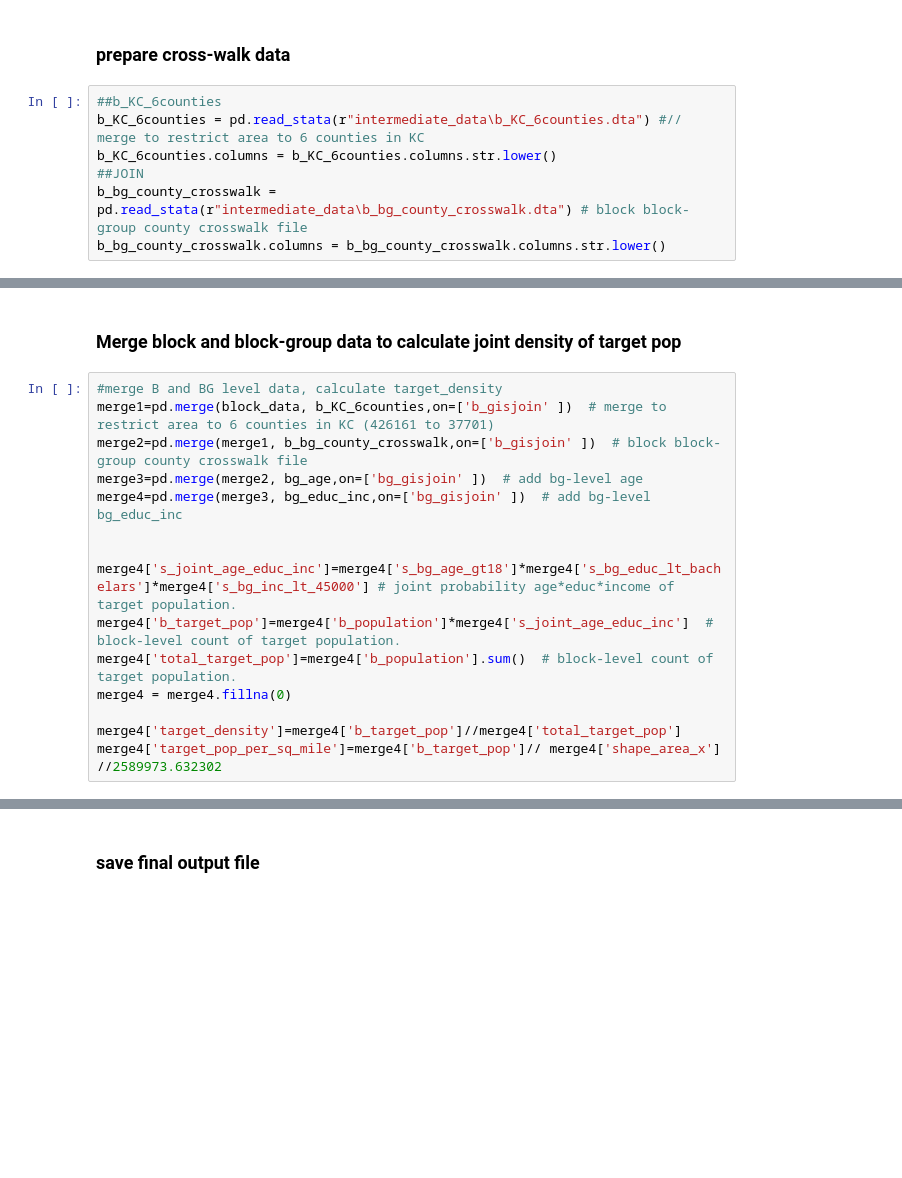
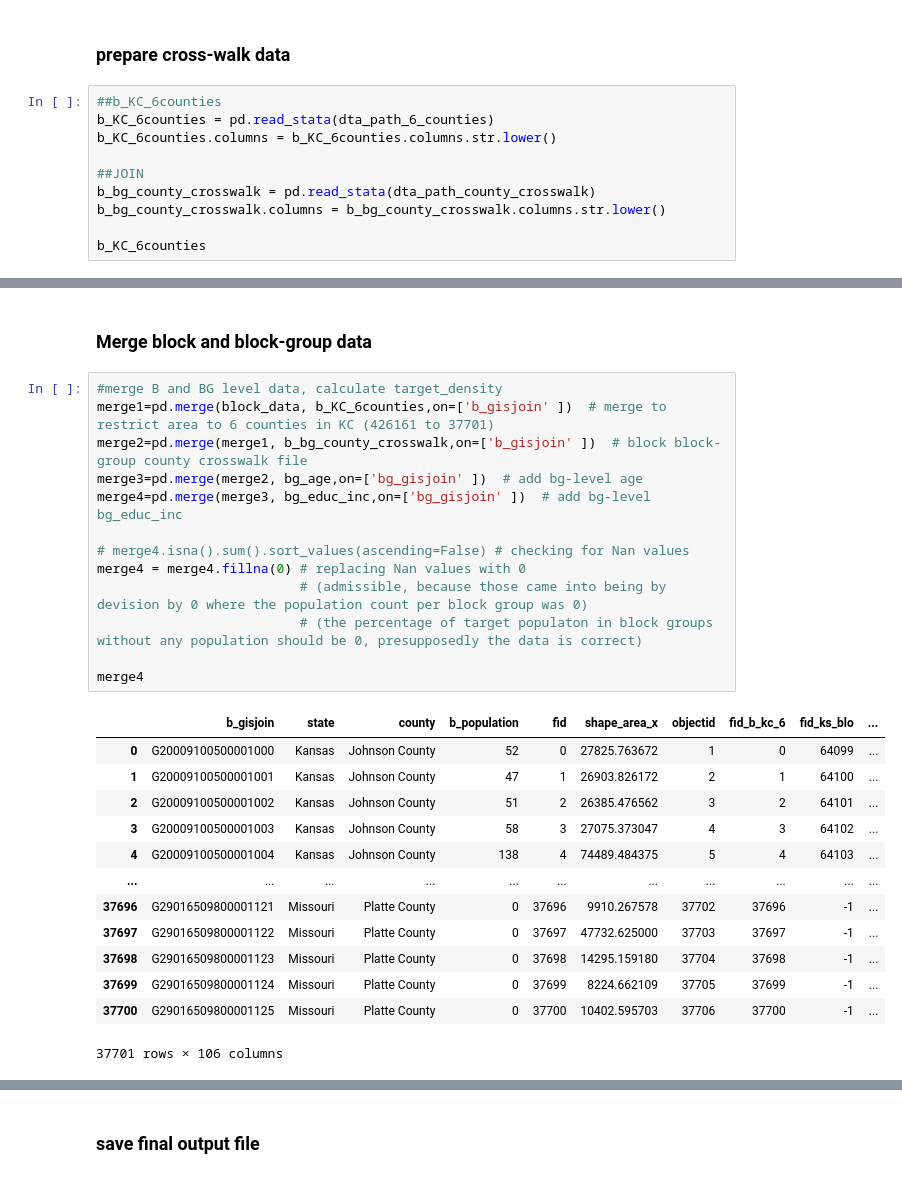
Before and after one commit to leex5089/SWB211project, a Jupyter notebook: 1_density_calculation.ipynb, the cells around one changed output, grey strips where cells are left out. Saved outputs shown, nothing was run; the diff lists cells and outputs as text; blank space fills up the shorter version.

Commit message:
solved problem with calculation of total_target_pop

```diff
--- a/1_density_calculation.ipynb
+++ b/1_density_calculation.ipynb
@@ -118,8 +118,11 @@ None
 ### prepare cross-walk data
 # %%
 ##b_KC_6counties
-b_KC_6counties = pd.read_stata(r"intermediate_data\b_KC_6counties.dta") #// merge to restrict area to 6 counties in KC
+b_KC_6counties = pd.read_stata(dta_path_6_counties)
 b_KC_6counties.columns = b_KC_6counties.columns.str.lower()
+
 ##JOIN
-b_bg_county_crosswalk = pd.read_stata(r"intermediate_data\b_bg_county_crosswalk.dta") # block block-group county crosswalk file
+b_bg_county_crosswalk = pd.read_stata(dta_path_county_crosswalk)
 b_bg_county_crosswalk.columns = b_bg_county_crosswalk.columns.str.lower()
+
+b_KC_6counties
@@ -126,17 +143,29 @@ b_bg_county_crosswalk.columns = b_bg_county_crosswalk.columns.str.lower()
 # %% [markdown]
-### Merge block and block-group data to calculate joint density of target pop
+### Merge block and block-group data
 # %%
 #merge B and BG level data, calculate target_density
 merge1=pd.merge(block_data, b_KC_6counties,on=['b_gisjoin' ])  # merge to restrict area to 6 counties in KC (426161 to 37701)
 merge2=pd.merge(merge1, b_bg_county_crosswalk,on=['b_gisjoin' ])  # block block-group county crosswalk file
 merge3=pd.merge(merge2, bg_age,on=['bg_gisjoin' ])  # add bg-level age
 merge4=pd.merge(merge3, bg_educ_inc,on=['bg_gisjoin' ])  # add bg-level bg_educ_inc
 
+# merge4.isna().sum().sort_values(ascending=False) # checking for Nan values
+merge4 = merge4.fillna(0) # replacing Nan values with 0
+                          # (admissible, because those came into being by devision by 0 where the population count per block group was 0)
+                          # (the percentage of target populaton in block groups without any population should be 0, presupposedly the data is correct)
 
-merge4['s_joint_age_educ_inc']=merge4['s_bg_age_gt18']*merge4['s_bg_educ_lt_bachelars']*merge4['s_bg_inc_lt_45000'] # joint probability age*educ*income of target population.
-merge4['b_target_pop']=merge4['b_population']*merge4['s_joint_age_educ_inc']  # block-level count of target population.
-merge4['total_target_pop']=merge4['b_population'].sum()  # block-level count of target population.
-merge4 = merge4.fillna(0)
-
-merge4['target_density']=merge4['b_target_pop']//merge4['total_target_pop']
-merge4['target_pop_per_sq_mile']=merge4['b_target_pop']// merge4['shape_area_x'] //2589973.632302
+merge4
+# %% [output]
+|  | b_gisjoin | state | county | b_population | fid | shape_area_x | objectid | fid_b_kc_6 | fid_ks_blo | ... |
+| 0 | G20009100500001000 | Kansas | Johnson County | 52 | 0 | 27825.763672 | 1 | 0 | 64099 | ... |
+| 1 | G20009100500001001 | Kansas | Johnson County | 47 | 1 | 26903.826172 | 2 | 1 | 64100 | ... |
+| 2 | G20009100500001002 | Kansas | Johnson County | 51 | 2 | 26385.476562 | 3 | 2 | 64101 | ... |
+| 3 | G20009100500001003 | Kansas | Johnson County | 58 | 3 | 27075.373047 | 4 | 3 | 64102 | ... |
+| 4 | G20009100500001004 | Kansas | Johnson County | 138 | 4 | 74489.484375 | 5 | 4 | 64103 | ... |
+| ... | ... | ... | ... | ... | ... | ... | ... | ... | ... | ... |
+| 37696 | G29016509800001121 | Missouri | Platte County | 0 | 37696 | 9910.267578 | 37702 | 37696 | -1 | ... |
+| 37697 | G29016509800001122 | Missouri | Platte County | 0 | 37697 | 47732.625000 | 37703 | 37697 | -1 | ... |
+| 37698 | G29016509800001123 | Missouri | Platte County | 0 | 37698 | 14295.159180 | 37704 | 37698 | -1 | ... |
+| 37699 | G29016509800001124 | Missouri | Platte County | 0 | 37699 | 8224.662109 | 37705 | 37699 | -1 | ... |
+| 37700 | G29016509800001125 | Missouri | Platte County | 0 | 37700 | 10402.595703 | 37706 | 37700 | -1 | ... |
+37701 rows × 106 columns
```
Also changed, not shown: parts of 15 cells of this notebook, 1 other file.
